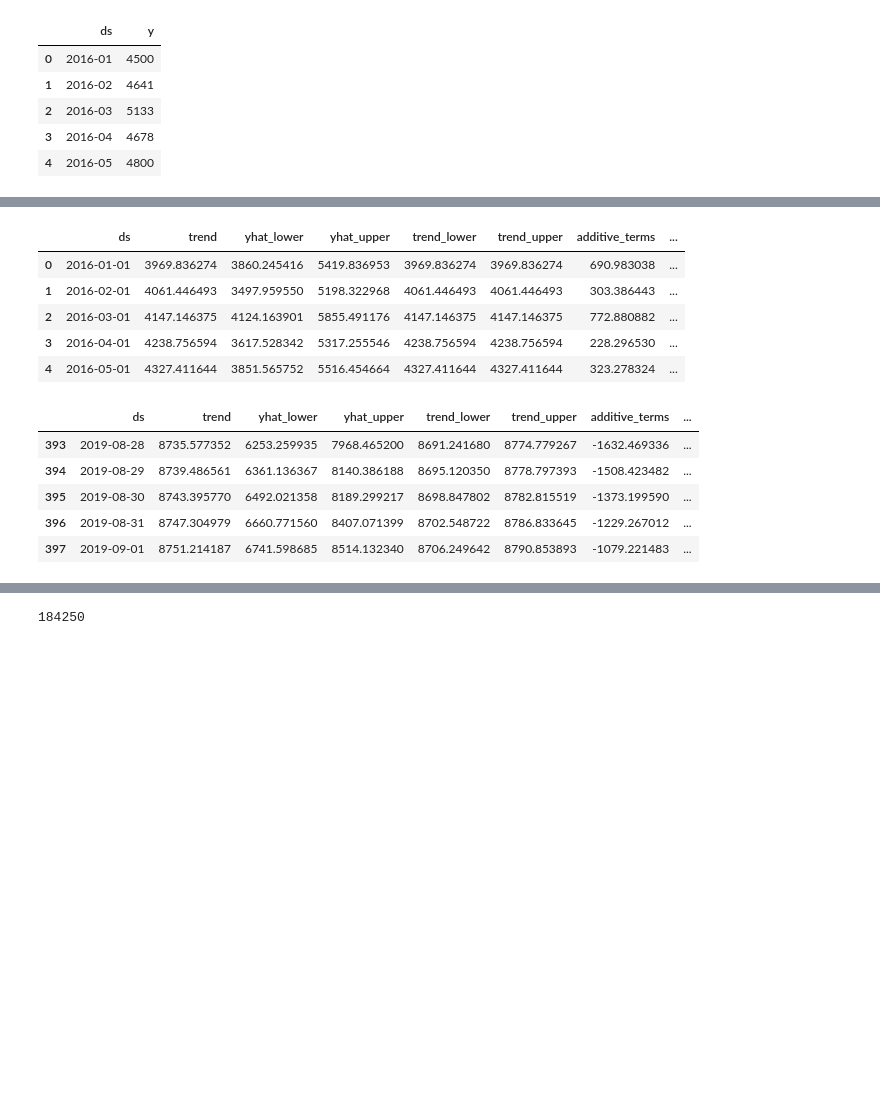
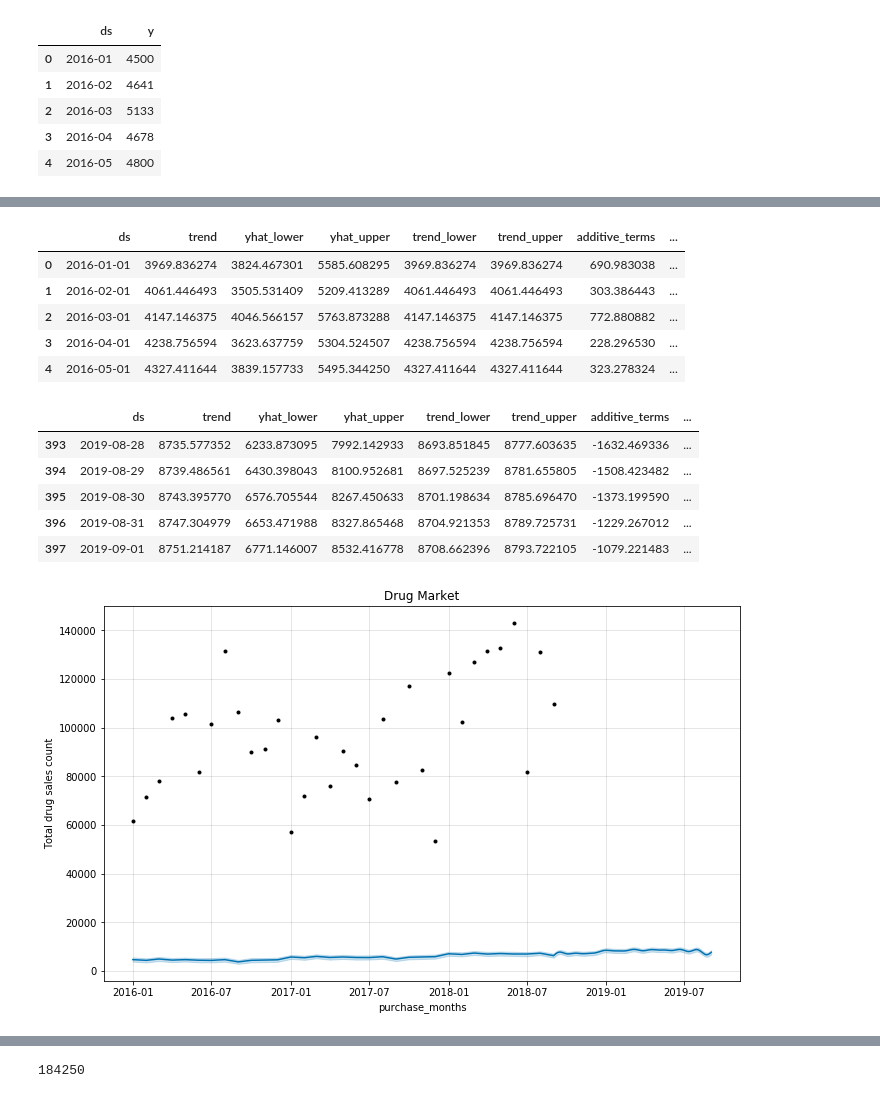
Before and after one commit to DorkNstein/data_modeling, a Jupyter notebook: test_drug.ipynb, the cells around one changed output, grey strips where cells are left out. Cells and saved outputs as stored; diff of their text form; code cells hidden in the pictures; blank space fills up the shorter version.

```diff
--- a/test_drug.ipynb
+++ b/test_drug.ipynb
@@ -30,0 +68,5 @@ data.head()
+# %%
+data["cat_drug_class"] = LabelEncoder().fit_transform(data["drug_class"])
+data["cat_drug_indication"] = LabelEncoder().fit_transform(data["drug_indication"])
+data["cat_state"] = LabelEncoder().fit_transform(data["state"])
+data[["drug_class", "cat_drug_class", "drug_indication", "cat_drug_indication", "state", "cat_state"]].head(11)
@@ -89,21 +194,29 @@ display(m_forecast.tail())
 # %%
 m_count = Prophet(weekly_seasonality=False, daily_seasonality=False)
 m_count.fit(m_df1_count)
 m_count_forecast = m_count.make_future_dataframe(periods=365, freq='D')
 m_count_forecast = m_count.predict(m_count_forecast)
 
 display(m_count_forecast.head())
 display(m_count_forecast.tail())
+
+fig = m.plot(m_count_forecast, xlabel='purchase_months', ylabel='Total drug sales count')
+plt.title('Drug Market')
+plt.show()
+
+m.plot_components(m_count_forecast)
+plt.show()
 # %% [output]
 |  | ds | trend | yhat_lower | yhat_upper | trend_lower | trend_upper | additive_terms | ... |
-| 0 | 2016-01-01 | 3969.836274 | 3860.245416 | 5419.836953 | 3969.836274 | 3969.836274 | 690.983038 | ... |
-| 1 | 2016-02-01 | 4061.446493 | 3497.959550 | 5198.322968 | 4061.446493 | 4061.446493 | 303.386443 | ... |
-| 2 | 2016-03-01 | 4147.146375 | 4124.163901 | 5855.491176 | 4147.146375 | 4147.146375 | 772.880882 | ... |
-| 3 | 2016-04-01 | 4238.756594 | 3617.528342 | 5317.255546 | 4238.756594 | 4238.756594 | 228.296530 | ... |
-| 4 | 2016-05-01 | 4327.411644 | 3851.565752 | 5516.454664 | 4327.411644 | 4327.411644 | 323.278324 | ... |
+| 0 | 2016-01-01 | 3969.836274 | 3824.467301 | 5585.608295 | 3969.836274 | 3969.836274 | 690.983038 | ... |
+| 1 | 2016-02-01 | 4061.446493 | 3505.531409 | 5209.413289 | 4061.446493 | 4061.446493 | 303.386443 | ... |
+| 2 | 2016-03-01 | 4147.146375 | 4046.566157 | 5763.873288 | 4147.146375 | 4147.146375 | 772.880882 | ... |
+| 3 | 2016-04-01 | 4238.756594 | 3623.637759 | 5304.524507 | 4238.756594 | 4238.756594 | 228.296530 | ... |
+| 4 | 2016-05-01 | 4327.411644 | 3839.157733 | 5495.344250 | 4327.411644 | 4327.411644 | 323.278324 | ... |
 |  | ds | trend | yhat_lower | yhat_upper | trend_lower | trend_upper | additive_terms | ... |
-| 393 | 2019-08-28 | 8735.577352 | 6253.259935 | 7968.465200 | 8691.241680 | 8774.779267 | -1632.469336 | ... |
-| 394 | 2019-08-29 | 8739.486561 | 6361.136367 | 8140.386188 | 8695.120350 | 8778.797393 | -1508.423482 | ... |
-| 395 | 2019-08-30 | 8743.395770 | 6492.021358 | 8189.299217 | 8698.847802 | 8782.815519 | -1373.199590 | ... |
-| 396 | 2019-08-31 | 8747.304979 | 6660.771560 | 8407.071399 | 8702.548722 | 8786.833645 | -1229.267012 | ... |
-| 397 | 2019-09-01 | 8751.214187 | 6741.598685 | 8514.132340 | 8706.249642 | 8790.853893 | -1079.221483 | ... |
+| 393 | 2019-08-28 | 8735.577352 | 6233.873095 | 7992.142933 | 8693.851845 | 8777.603635 | -1632.469336 | ... |
+| 394 | 2019-08-29 | 8739.486561 | 6430.398043 | 8100.952681 | 8697.525239 | 8781.655805 | -1508.423482 | ... |
+| 395 | 2019-08-30 | 8743.395770 | 6576.705544 | 8267.450633 | 8701.198634 | 8785.696470 | -1373.199590 | ... |
+| 396 | 2019-08-31 | 8747.304979 | 6653.471988 | 8327.865468 | 8704.921353 | 8789.725731 | -1229.267012 | ... |
+| 397 | 2019-09-01 | 8751.214187 | 6771.146007 | 8532.416778 | 8708.662396 | 8793.722105 | -1079.221483 | ... |
+[figure, added]
```
Also changed, not shown: parts of 36 cells of this notebook, 3 other files.
